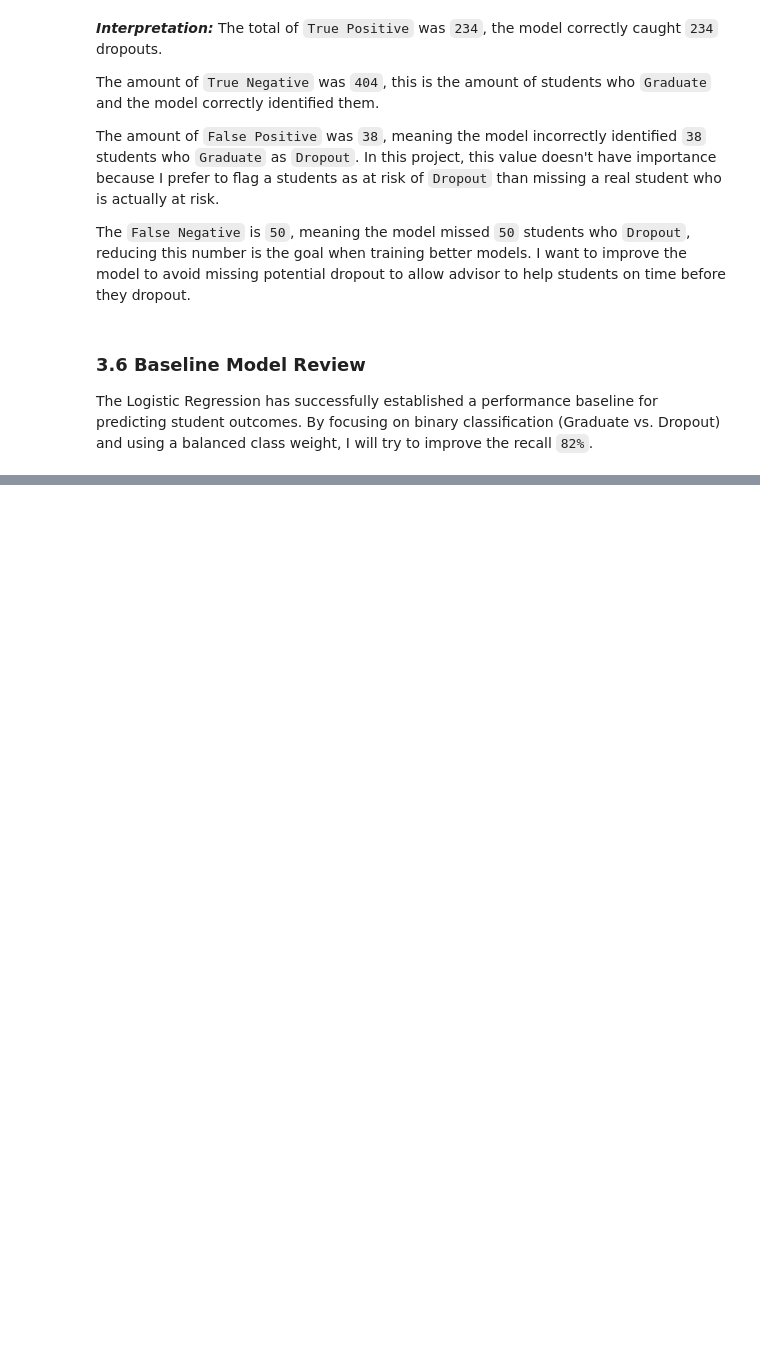
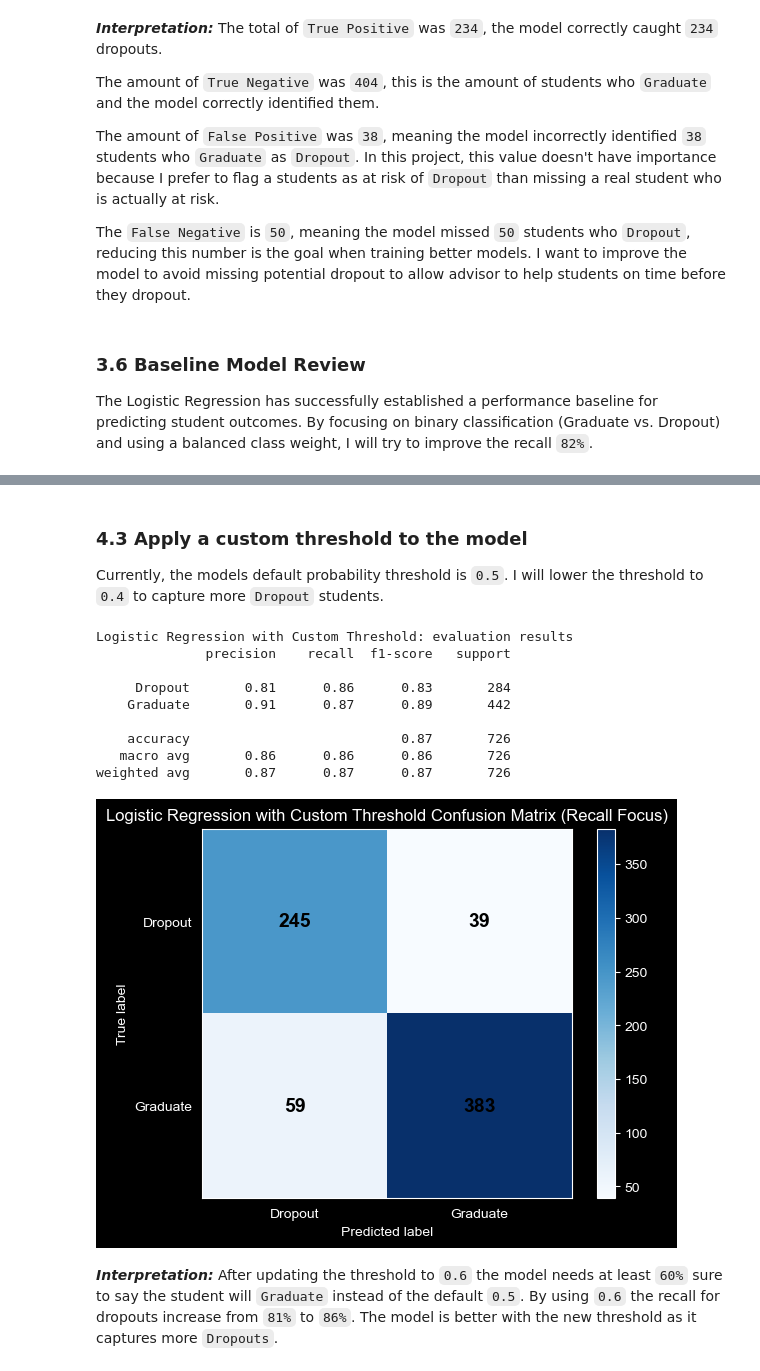
Before and after one commit to weslylaboy/student-outcome-predictor, a Jupyter notebook: notebooks/03_modeling_classification.ipynb, the cells around one changed output, grey strips where cells are left out. Cells and saved outputs as stored; diff of their text form; code cells hidden in the pictures; blank space fills up the shorter version.

```diff
--- a/notebooks/03_modeling_classification.ipynb
+++ b/notebooks/03_modeling_classification.ipynb
@@ -284,0 +393,27 @@ The Logistic Regression has successfully established a performance baseline for
+# %% [markdown]
+### 4.3 Apply a custom threshold to the model
+
+Currently, the models default probability threshold is `0.5`. I will lower the threshold to `0.4` to capture more `Dropout` students.
+# %%
+# 0 is Dropout, 1 is Graduate. probs = probability of being Graduate
+probs = best_model.predict_proba(X_test)[:, 1]
+
+# Set a HIGHER threshold for Graduate to catch MORE Dropouts. A student needs a 60% chance of graduating to be labeled 'Graduate'
+# If they have a 55% chance of graduating, they will now be flagged as 'Dropout'
+custom_threshold = 0.6
+y_pred_custom = (probs >= custom_threshold).astype(int)
+
+evaluate_classification_model(y_test, y_pred_custom, model_name='Logistic Regression with Custom Threshold')
+# %% [output]
+Logistic Regression with Custom Threshold: evaluation results
+              precision    recall  f1-score   support
+
+     Dropout       0.81      0.86      0.83       284
+    Graduate       0.91      0.87      0.89       442
+
+    accuracy                           0.87       726
+   macro avg       0.86      0.86      0.86       726
+weighted avg       0.87      0.87      0.87       726
+[figure, added]
+# %% [markdown]
+***Interpretation:*** After updating the threshold to `0.6` the model needs at least `60%` sure to say the student will `Graduate` instead of the default `0.5`. By using `0.6` the recall for dropouts increase from `81%` to `86%`. The model is better with the new threshold as it captures more `Dropouts`.
```
Also changed, not shown: parts of 11 cells of this notebook, 2 other files.
